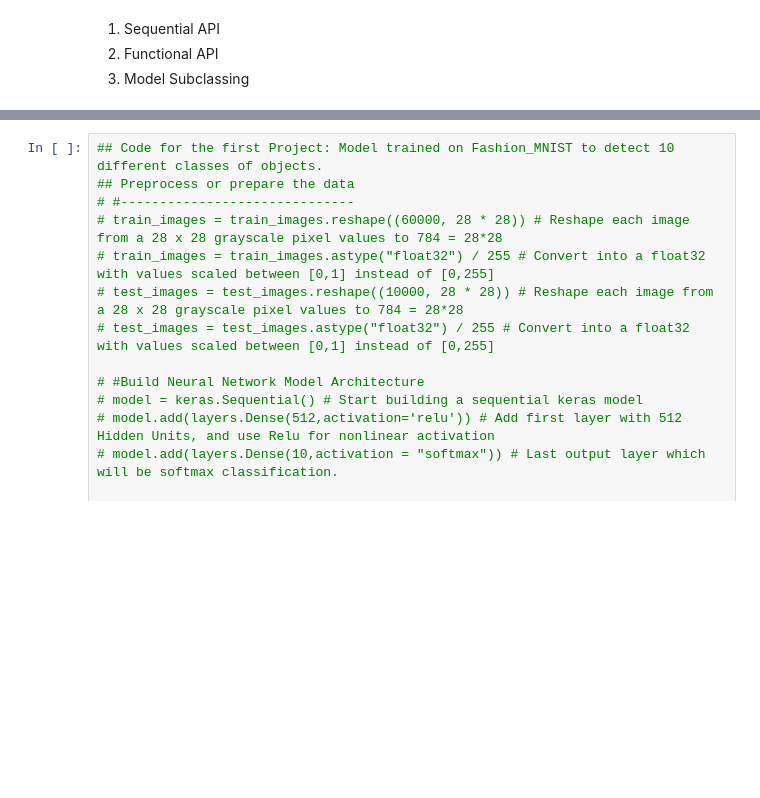
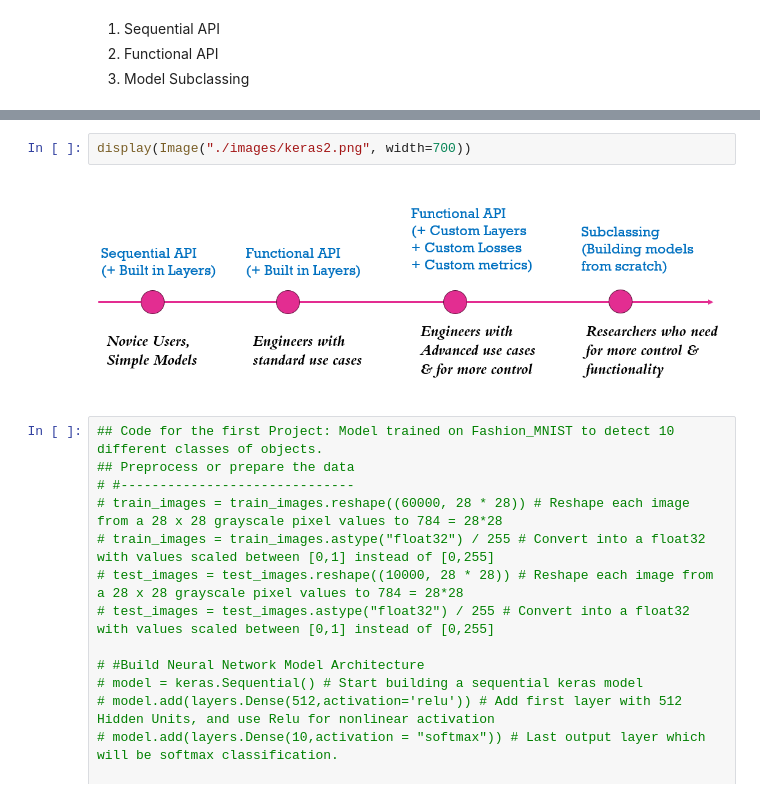
Before and after one commit to DrSridharPalle/Course-1-Deep-Learning-Mastery-Build-Your-AI-Foundation, a Jupyter notebook: Section4-TF-Keras-Basics-1st-Project/Keras Basics.ipynb, the cells around one changed output, grey strips where cells are left out. Drawn from its saved outputs; the diff is of its cells as text; blank space fills up the shorter version.

Commit message:
updated Section4-TF-Keras-Basics-1st-Project

```diff
--- a/Section4-TF-Keras-Basics-1st-Project/Keras Basics.ipynb
+++ b/Section4-TF-Keras-Basics-1st-Project/Keras Basics.ipynb
@@ -37,3 +56,7 @@ from keras import layers
+# %%
+display(Image("./images/keras2.png", width=700))
+# %% [output]
+[figure, added]
 # %%
 ## Code for the first Project: Model trained on Fashion_MNIST to detect 10 different classes of objects.
 ## Preprocess or prepare the data
```
Also changed, not shown: parts of 12 cells of this notebook, 2 other files.
